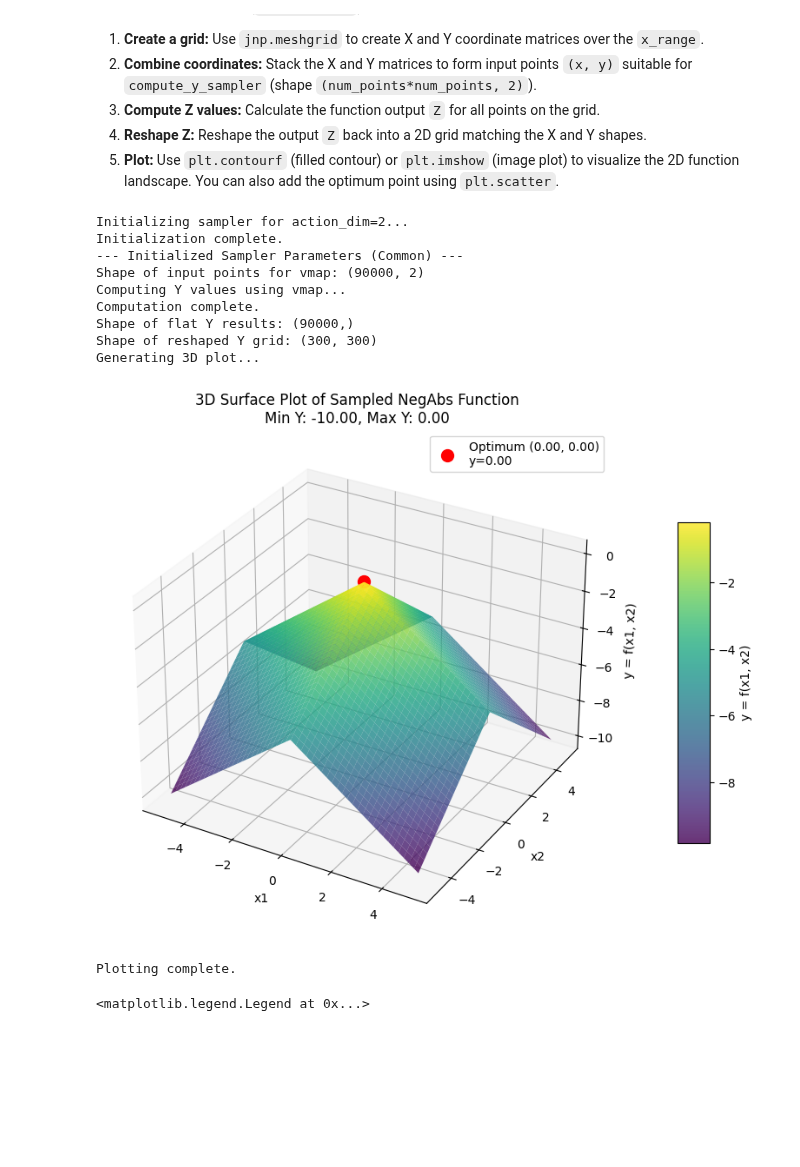
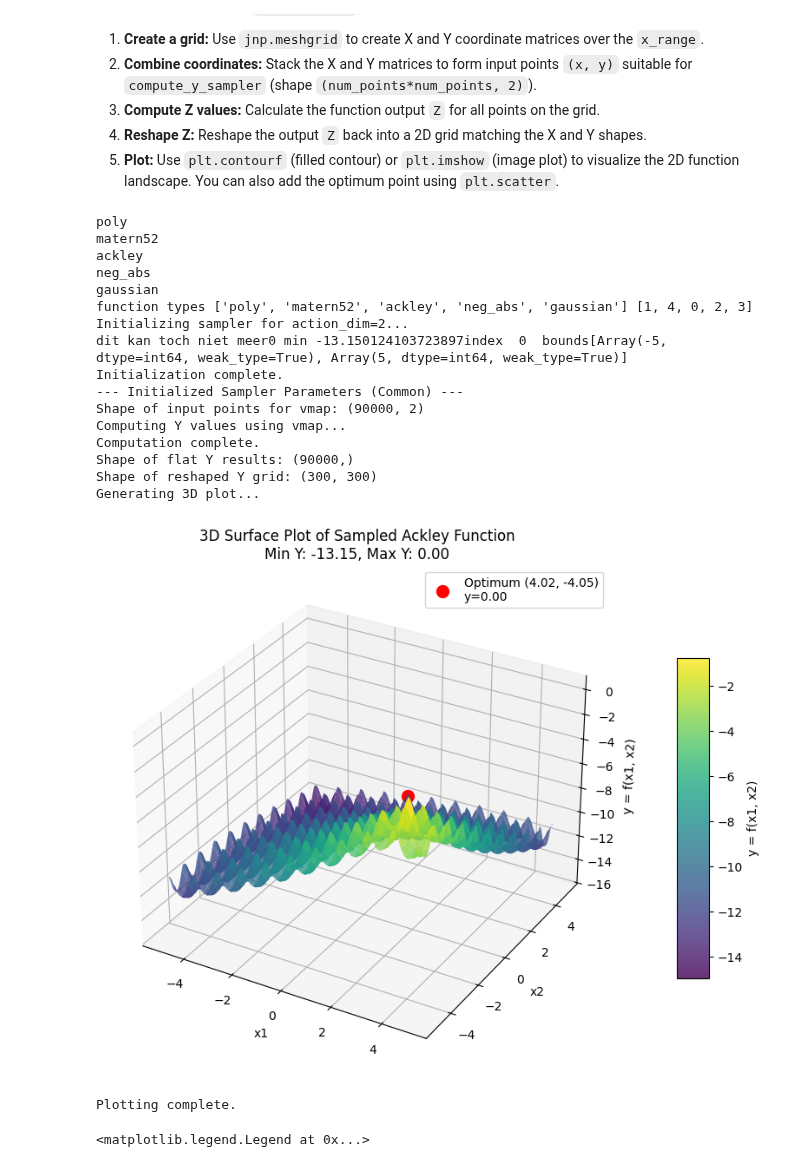
Before and after one commit to Jimvos32/Recurrent-PPO-Jax, a Jupyter notebook: src/tasks/envs/env_notebooks/jax_sampler.ipynb, the cells around one changed output. Cells and saved outputs as stored; diff of their text form; code cells hidden in the pictures; blank space fills up the shorter version.

```diff
--- a/src/tasks/envs/env_notebooks/jax_sampler.ipynb
+++ b/src/tasks/envs/env_notebooks/jax_sampler.ipynb
@@ -103,7 +103,7 @@ with initialize(version_base=version_base_value, config_path=config_path_relativ
     # Now you can convert it to a Python container (dict/list) with interpolations resolved
     # This is equivalent to: conf = OmegaConf.to_container(config, resolve=True)
     conf_dict = OmegaConf.to_container(cfg.task, resolve=True)
-    conf_dict['function_types'] = ['poly', 'matern', 'ackley', 'neg_abs', 'gaussian']
+    conf_dict['function_types'] = ['poly', 'matern52', 'ackley', 'neg_abs', 'gaussian']
 
     # 'conf_dict' now holds your configuration as a Python dictionary
     # You can use it for your testing purposes in the notebook
@@ -254,13 +261,13 @@ Visualizing 2D functions (`action_dim=2`) requires different plotting techniques
 import matplotlib.cm as cm # For colormaps
 
 # sampler_index_to_plot = 4  # 0 for Ackley, 1 for Polynomial
-sampler_index_to_plot = 2  # 0 for Ackley, 1 for Polynomial
-f_name =  FuncIndices._value2member_map_.get(sampler_index_to_plot).name
+sampler_index_to_plot = 0  # 0 for Ackley, 1 for Polynomial
+f_name =  FuncIndices._value2member_map_.get(sampler_index_to_plot + 1).name
 
 num_points_per_dim = 300 # Number of points for plotting the function shape
 
 conf_dict = OmegaConf.to_container(cfg.task, resolve=True)
-conf_dict['function_types'] = ['poly', 'matern', 'ackley', 'neg_abs', 'gaussian']
+conf_dict['function_types'] = ['poly', 'matern52', 'ackley', 'neg_abs', 'gaussian']
 conf_dict['action_dim'] = 2
 env_params = create_env_params(conf_dict)
 
@@ -320,34 +327,41 @@ min_y = sampler_params["common"]['min_y']          # Scalar min value
 # Plot optimum point as a 3D scatter point
 ax.scatter(opt_xy[0], opt_xy[1], max_y, color='red', s=100, depthshade=True,
            label=f'Optimum ({opt_xy[0]:.2f}, {opt_xy[1]:.2f})\ny={max_y:.2f}')
 
 # Add labels and title
 # Get function name
 func_names = {0: 'Ackley', 1: 'Polynomial', 2: 'NegAbs', 3: 'Gaussian', 4: 'Matern52'}
 func_name = func_names.get(sampler_index_to_plot, f'Sampler {sampler_index_to_plot}')
 
 ax.set_title(f'3D Surface Plot of Sampled {func_name} Function\nMin Y: {min_y:.2f}, Max Y: {max_y:.2f}')
 ax.set_xlabel('x1')
 ax.set_ylabel('x2')
 ax.set_zlabel('y = f(x1, x2)')
 
 # Adjust view angle if desired (optional)
 # ax.view_init(elev=30, azim=-60) # Example: elevation 30, azimuth -60
 
 ax.legend()
 plt.show()
 print("Plotting complete.")
 # %% [output]
+poly
+matern52
+ackley
+neg_abs
+gaussian
+function types ['poly', 'matern52', 'ackley', 'neg_abs', 'gaussian'] [1, 4, 0, 2, 3]
 Initializing sampler for action_dim=2...
+dit kan toch niet meer0 min -13.150124103723897index  0  bounds[Array(-5, dtype=int64, weak_type=True), Array(5, dtype=int64, weak_type=True)]
 Initialization complete.
 --- Initialized Sampler Parameters (Common) ---
 Shape of input points for vmap: (90000, 2)
 Computing Y values using vmap...
 Computation complete.
 Shape of flat Y results: (90000,)
 Shape of reshaped Y grid: (300, 300)
 Generating 3D plot...
-[figure, old version]
+[figure, new version]
 Plotting complete.
 # %%
 # Enable Float64 for more stable matrix inversions.
```
Also changed, not shown: parts of 2 cells of this notebook, 15 other files.
